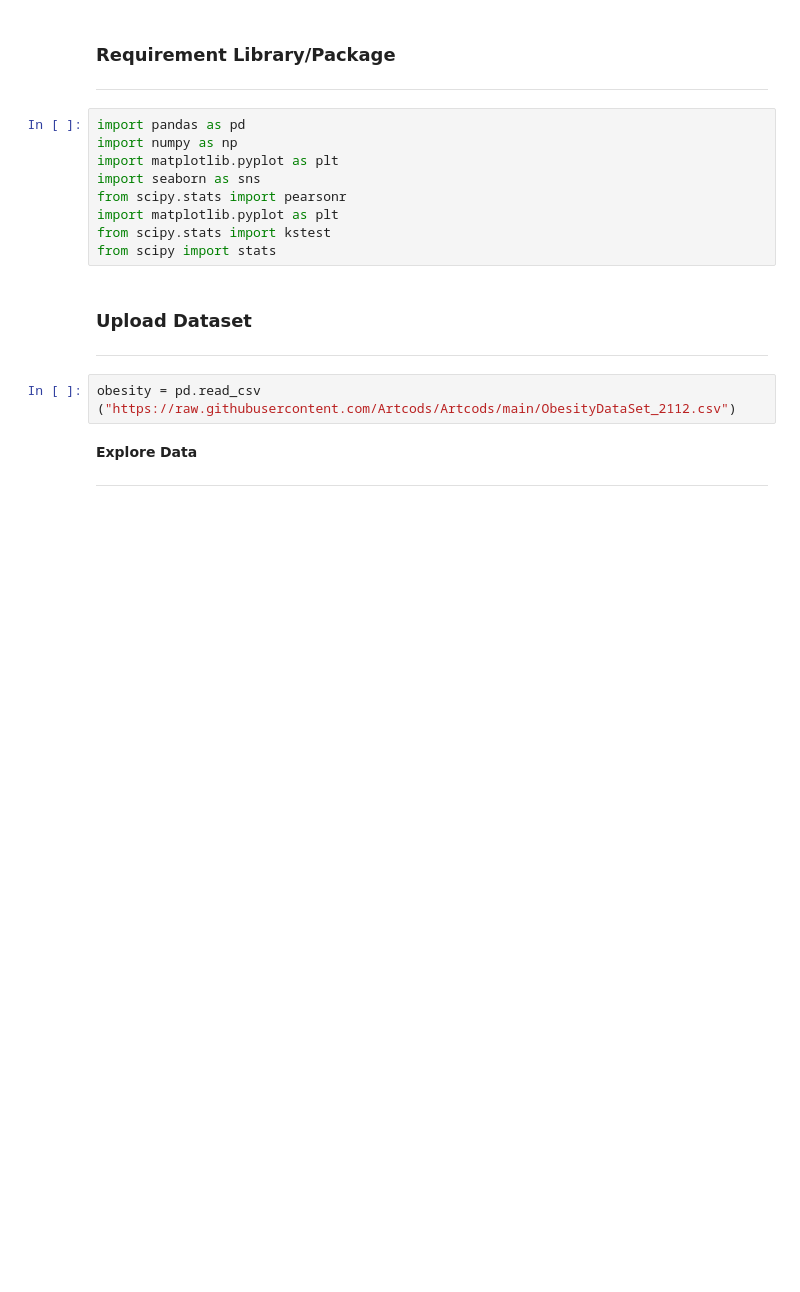
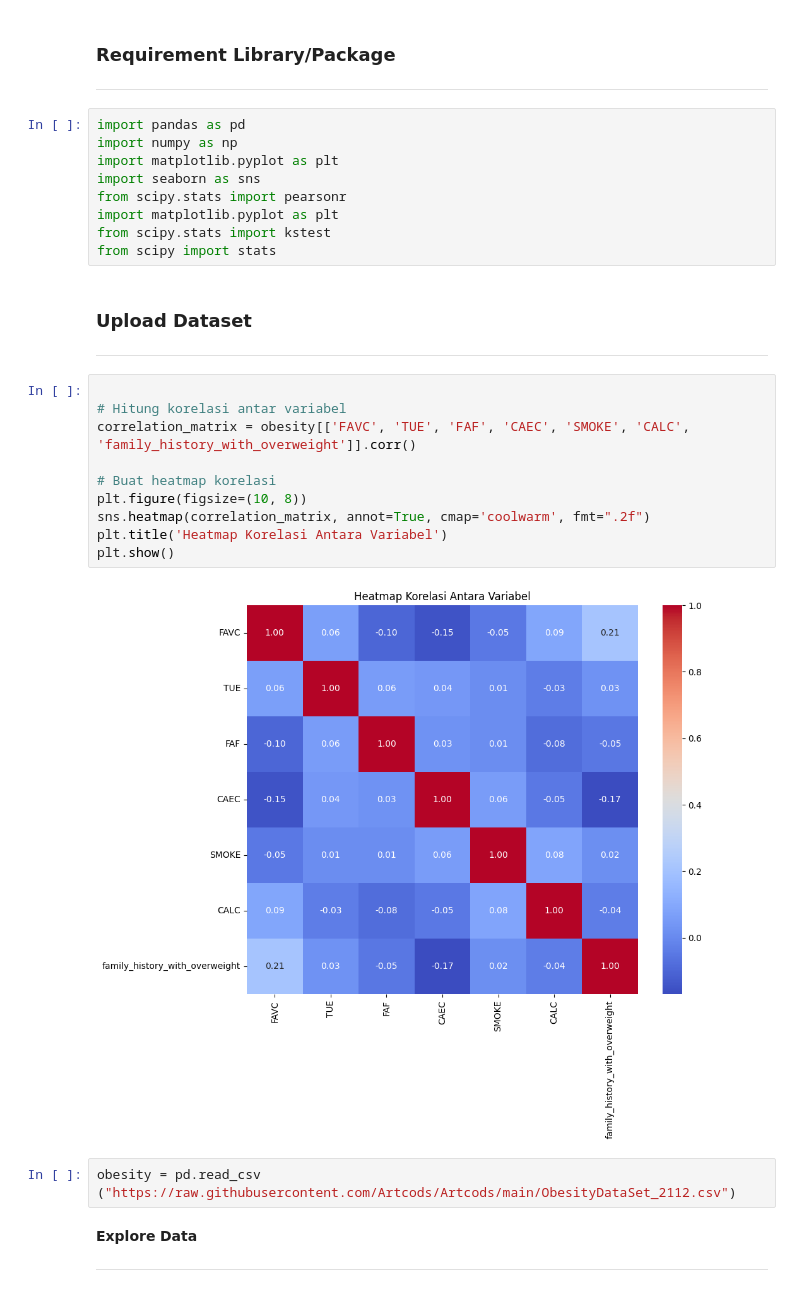
Before and after one commit to abdhaamed/abdhaamed, a Jupyter notebook: Statistika_tubes.ipynb, the cells around one changed output. Drawn from its saved outputs; the diff is of its cells as text; blank space fills up the shorter version.

```diff
--- a/Statistika_tubes.ipynb
+++ b/Statistika_tubes.ipynb
@@ -60,6 +60,18 @@ from scipy import stats
 
 
 ---
+# %%
+
+# Hitung korelasi antar variabel
+correlation_matrix = obesity[['FAVC', 'TUE', 'FAF', 'CAEC', 'SMOKE', 'CALC', 'family_history_with_overweight']].corr()
+
+# Buat heatmap korelasi
+plt.figure(figsize=(10, 8))
+sns.heatmap(correlation_matrix, annot=True, cmap='coolwarm', fmt=".2f")
+plt.title('Heatmap Korelasi Antara Variabel')
+plt.show()
+# %% [output]
+[figure, added]
 # %%
 obesity = pd.read_csv ("https://raw.githubusercontent.com/Artcods/Artcods/main/ObesityDataSet_2112.csv")
 # %% [markdown]
```
